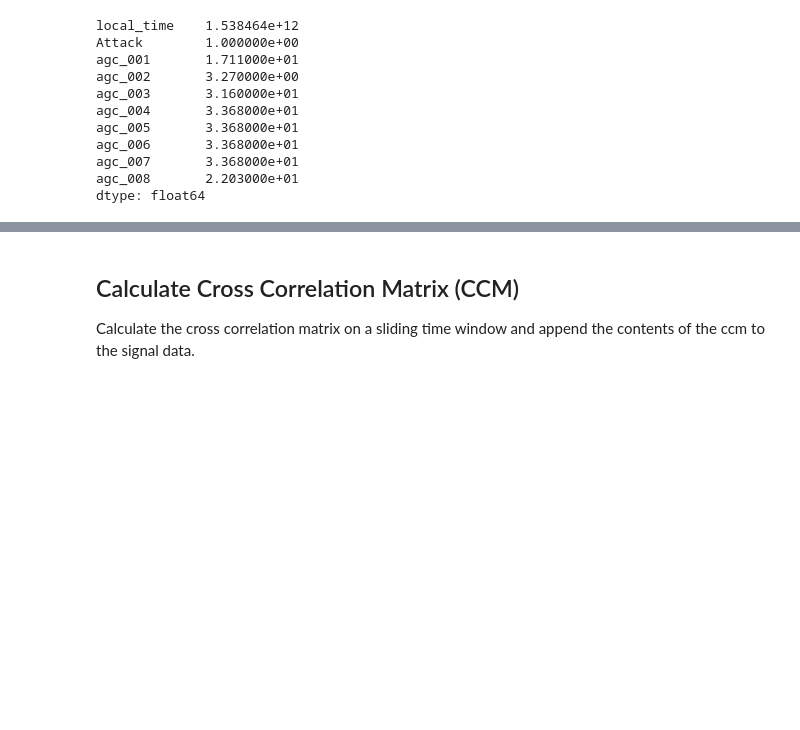
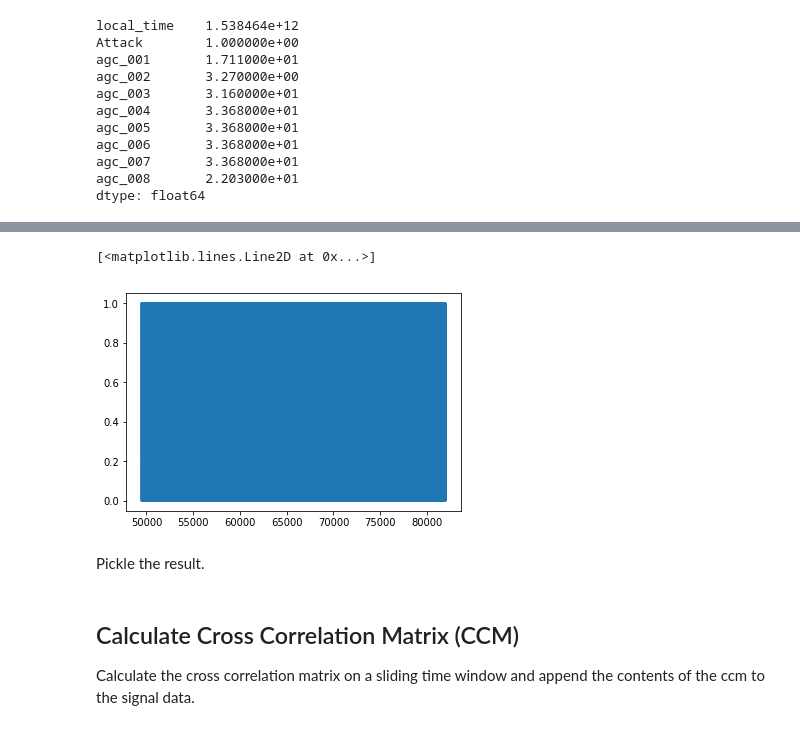
Before and after one commit to sofwerx/TORGI, a Jupyter notebook: analysis/Anomaly Detection with SignalAnalysis and LSTM.ipynb, the cells around one changed output, grey strips where cells are left out. Drawn from its saved outputs; the diff is of its cells as text; code cells hidden in the pictures; blank space fills up the shorter version.

```diff
--- a/analysis/Anomaly Detection with SignalAnalysis and LSTM.ipynb
+++ b/analysis/Anomaly Detection with SignalAnalysis and LSTM.ipynb
@@ -293,0 +369,8 @@ df_signals_normalized[:2]
+# %%
+plt.plot(df_norm_attackperiod.index,
+         df_norm_attackperiod["Attack"])
+# %% [output]
+[<matplotlib.lines.Line2D at 0x...>]
+[figure, added]
+# %% [markdown]
+Pickle the result.
```
Also changed, not shown: parts of 365 cells of this notebook.
